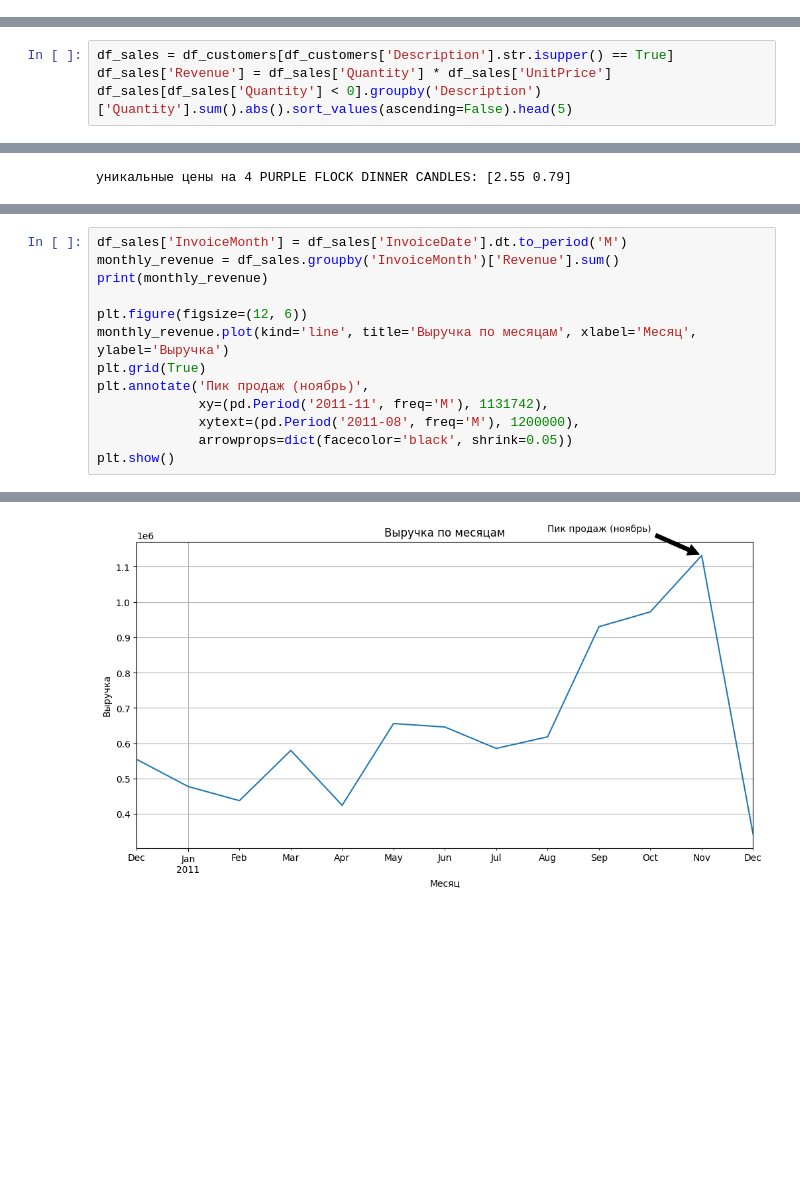
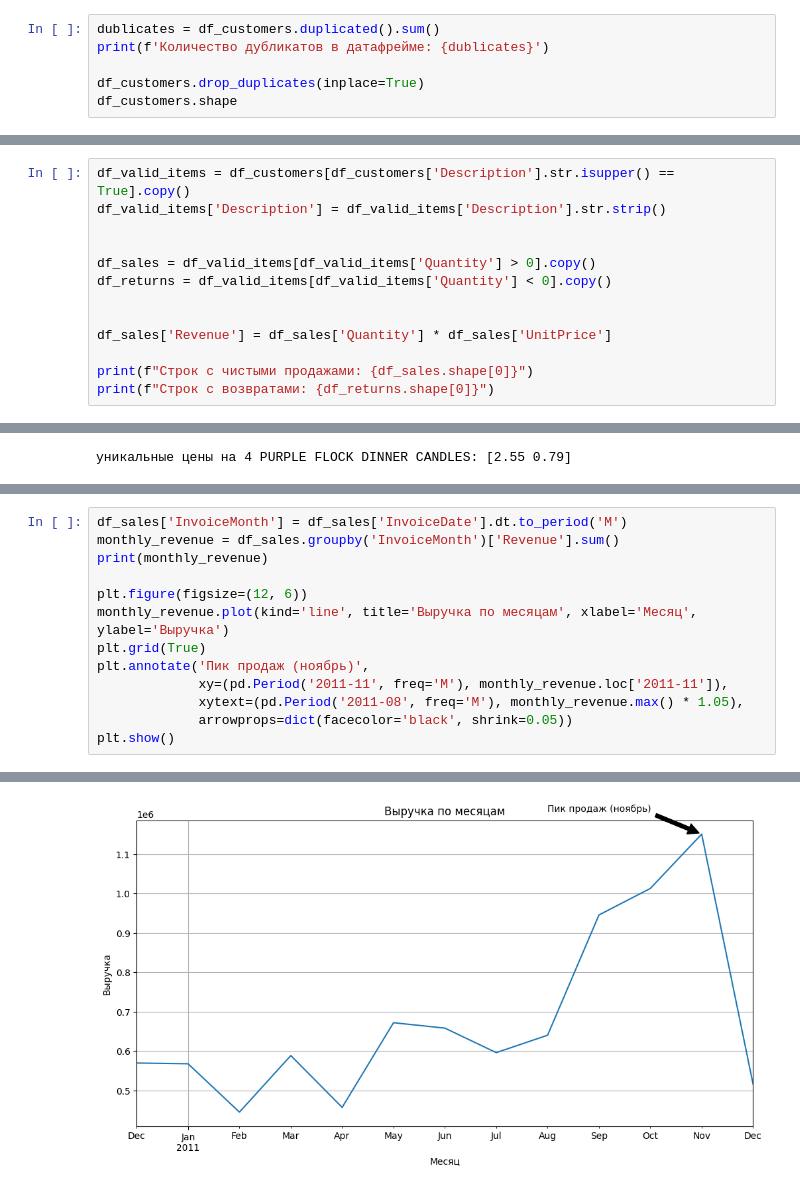
Before and after one commit to ValentinZavgorodnii/Zavgorodnii-Valentin, a Jupyter notebook: project1_eda/eda_analysis.ipynb, the cells around one changed output, grey strips where cells are left out. Cells and saved outputs as stored; diff of their text form; blank space fills up the shorter version.

```diff
--- a/project1_eda/eda_analysis.ipynb
+++ b/project1_eda/eda_analysis.ipynb
@@ -34,0 +38,6 @@ df_customers = df.dropna(subset=['CustomerID']).copy()
+# %%
+dublicates = df_customers.duplicated().sum()
+print(f'Количество дубликатов в датафрейме: {dublicates}')
+
+df_customers.drop_duplicates(inplace=True)
+df_customers.shape
@@ -52,7 +64,16 @@ df_customers.head()
 | 3 | 536365 | 84029G | KNITTED UNION FLAG HOT WATER BOTTLE | 6 | 2010-12-01 08:26:00 | 3.39 | 17850 | United Kingdom | 20.34 |
 | 4 | 536365 | 84029E | RED WOOLLY HOTTIE WHITE HEART. | 6 | 2010-12-01 08:26:00 | 3.39 | 17850 | United Kingdom | 20.34 |
 # %%
-df_sales = df_customers[df_customers['Description'].str.isupper() == True]
+df_valid_items = df_customers[df_customers['Description'].str.isupper() == True].copy()
+df_valid_items['Description'] = df_valid_items['Description'].str.strip()
+
+
+df_sales = df_valid_items[df_valid_items['Quantity'] > 0].copy()
+df_returns = df_valid_items[df_valid_items['Quantity'] < 0].copy()
+
+
 df_sales['Revenue'] = df_sales['Quantity'] * df_sales['UnitPrice']
-df_sales[df_sales['Quantity'] < 0].groupby('Description')['Quantity'].sum().abs().sort_values(ascending=False).head(5)
+
+print(f"Строк с чистыми продажами: {df_sales.shape[0]}")
+print(f"Строк с возвратами: {df_returns.shape[0]}")
 # %% [output]
@@ -154,8 +172,8 @@ plt.figure(figsize=(12, 6))
 monthly_revenue.plot(kind='line', title='Выручка по месяцам', xlabel='Месяц', ylabel='Выручка')
 plt.grid(True)
 plt.annotate('Пик продаж (ноябрь)',
-             xy=(pd.Period('2011-11', freq='M'), 1131742),
-             xytext=(pd.Period('2011-08', freq='M'), 1200000),
+             xy=(pd.Period('2011-11', freq='M'), monthly_revenue.loc['2011-11']),
+             xytext=(pd.Period('2011-08', freq='M'), monthly_revenue.max() * 1.05),
              arrowprops=dict(facecolor='black', shrink=0.05))
 plt.show()
 # %% [output]
@@ -176,5 +194,5 @@ InvoiceMonth
 Freq: M, Name: Revenue, dtype: float64
-[figure, old version]
+[figure, new version]
 # %%
 customer_revenue = df_sales.groupby('CustomerID')['Revenue'].sum().sort_values(ascending=False).head(10)
 total_revenue = df_sales['Revenue'].sum()
```
Also changed, not shown: parts of 14 cells of this notebook.
